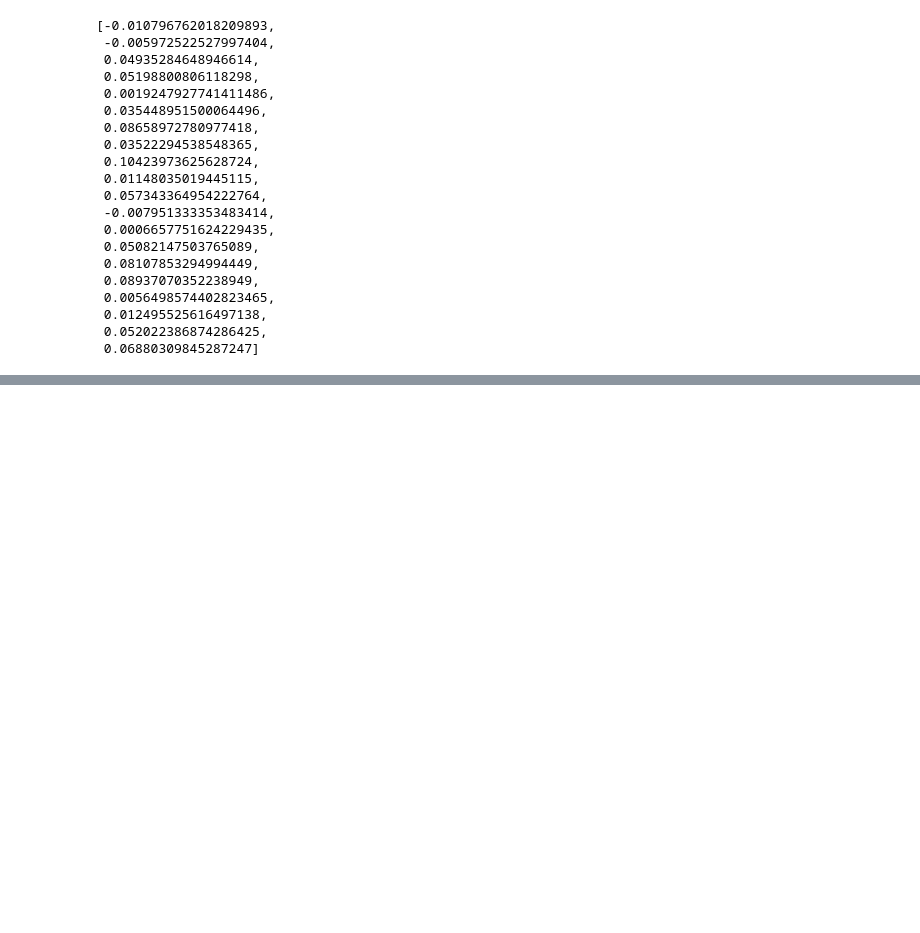
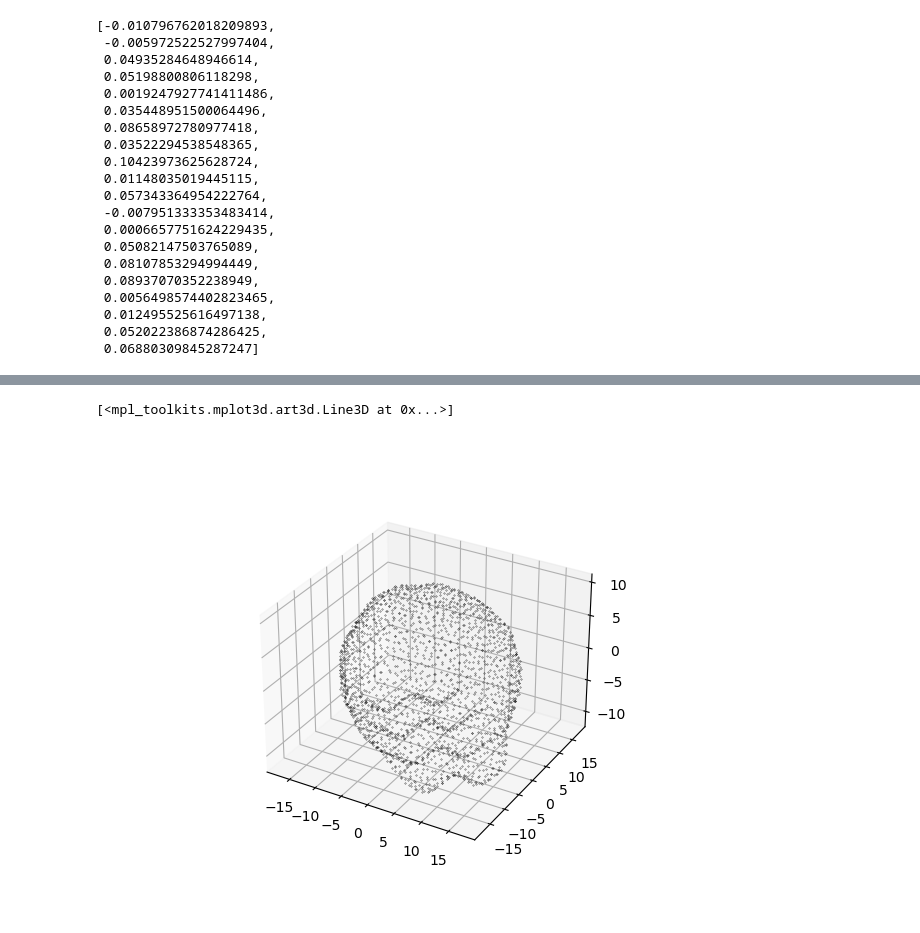
Before and after one commit to yoavrv/trisurf-python, a Jupyter notebook: Test_curvature_calculations.ipynb, the cells around one changed output, grey strips where cells are left out. Saved outputs shown, nothing was run; the diff lists cells and outputs as text; code cells hidden in the pictures; blank space fills up the shorter version.

```diff
--- a/Test_curvature_calculations.ipynb
+++ b/Test_curvature_calculations.ipynb
@@ -600,0 +681,7 @@ Text(0.5, 0.92, '1955')
+# %%
+fig = plt.figure()
+axe = fig.add_subplot(projection='3d')
+axe.plot(*v3.pos.T,'.',color='k',markersize=0.5)
+# %% [output]
+[<mpl_toolkits.mplot3d.art3d.Line3D at 0x...>]
+[figure, added]
```
Also changed, not shown: parts of 43 cells of this notebook, 3 other files.
